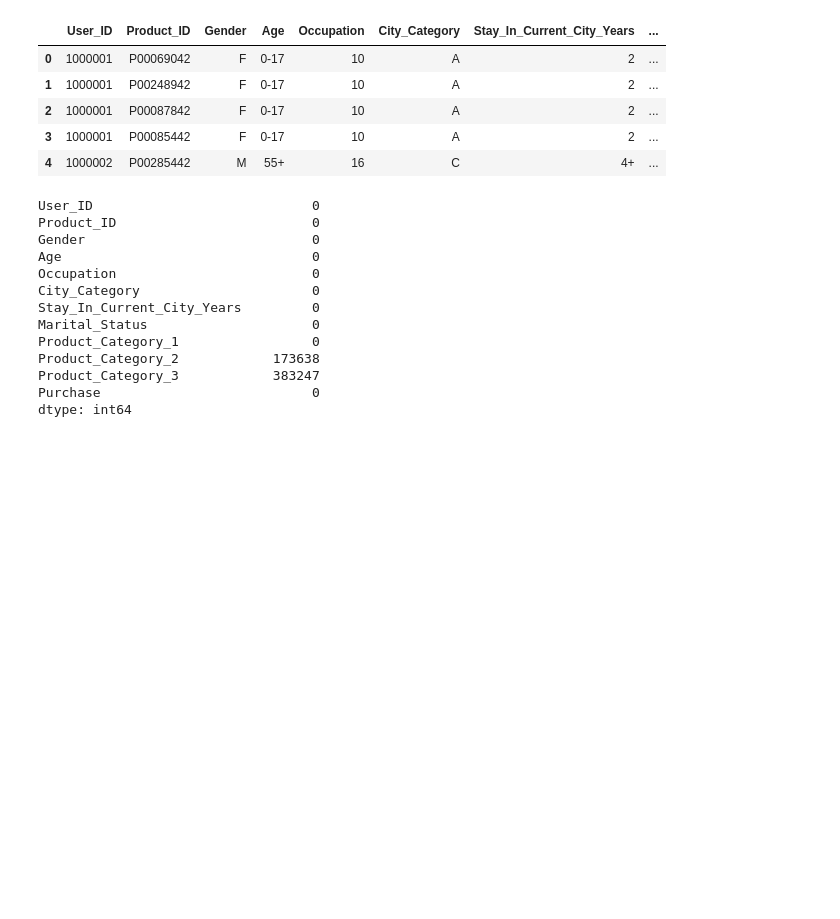
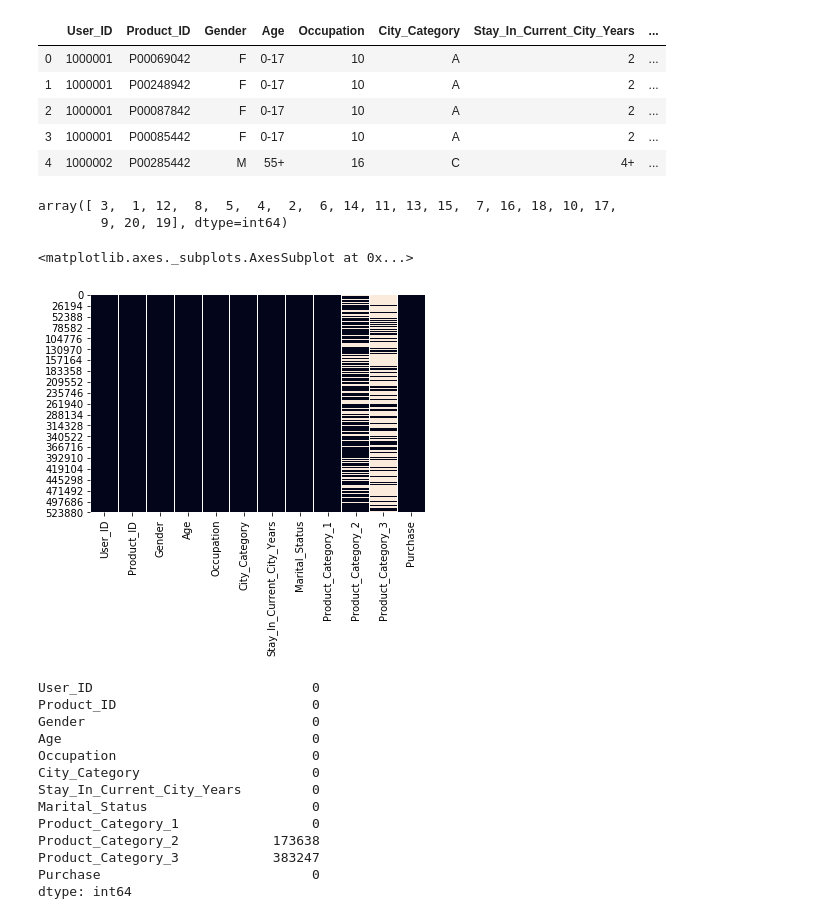
Before and after one commit to nvg/ml_sandbox, a Jupyter notebook: BDA_104/Final Project/Submission.ipynb, the cells around one changed output. Drawn from its saved outputs; the diff is of its cells as text; code cells hidden in the pictures; blank space fills up the shorter version.

```diff
--- a/BDA_104/Final Project/Submission.ipynb
+++ b/BDA_104/Final Project/Submission.ipynb
@@ -55,6 +53,16 @@ df.head()
 | 2 | 1000001 | P00087842 | F | 0-17 | 10 | A | 2 | ... |
 | 3 | 1000001 | P00085442 | F | 0-17 | 10 | A | 2 | ... |
 | 4 | 1000002 | P00285442 | M | 55+ | 16 | C | 4+ | ... |
+# %%
+df['Product_Category_1'].unique()
+# %% [output]
+array([ 3,  1, 12,  8,  5,  4,  2,  6, 14, 11, 13, 15,  7, 16, 18, 10, 17,
+        9, 20, 19], dtype=int64)
+# %%
+sns.heatmap(df.isnull(), cbar=False)
+# %% [output]
+<matplotlib.axes._subplots.AxesSubplot at 0x...>
+[figure, added]
 # %%
 # Clear null values
 df.isnull().sum()
```
Also changed, not shown: parts of 25 cells of this notebook, 10 other files.
